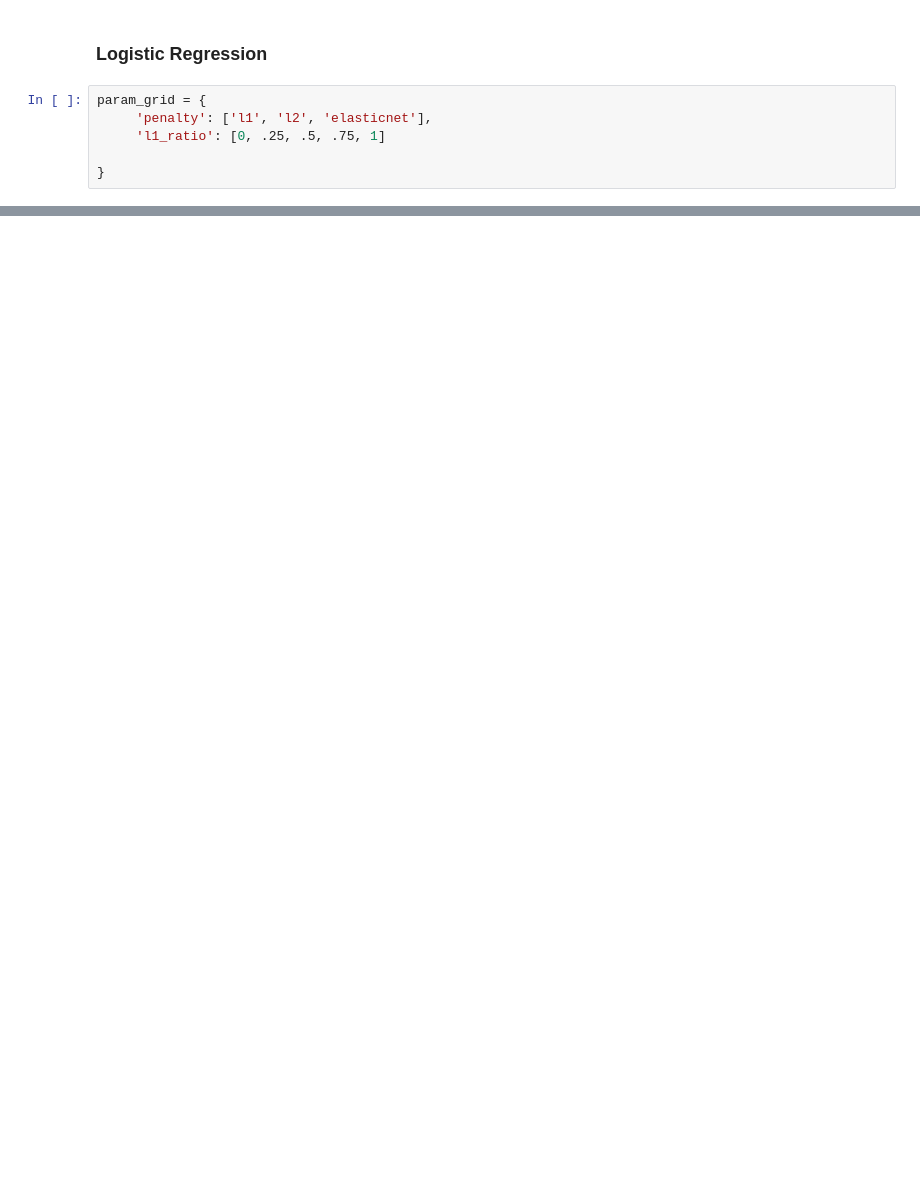
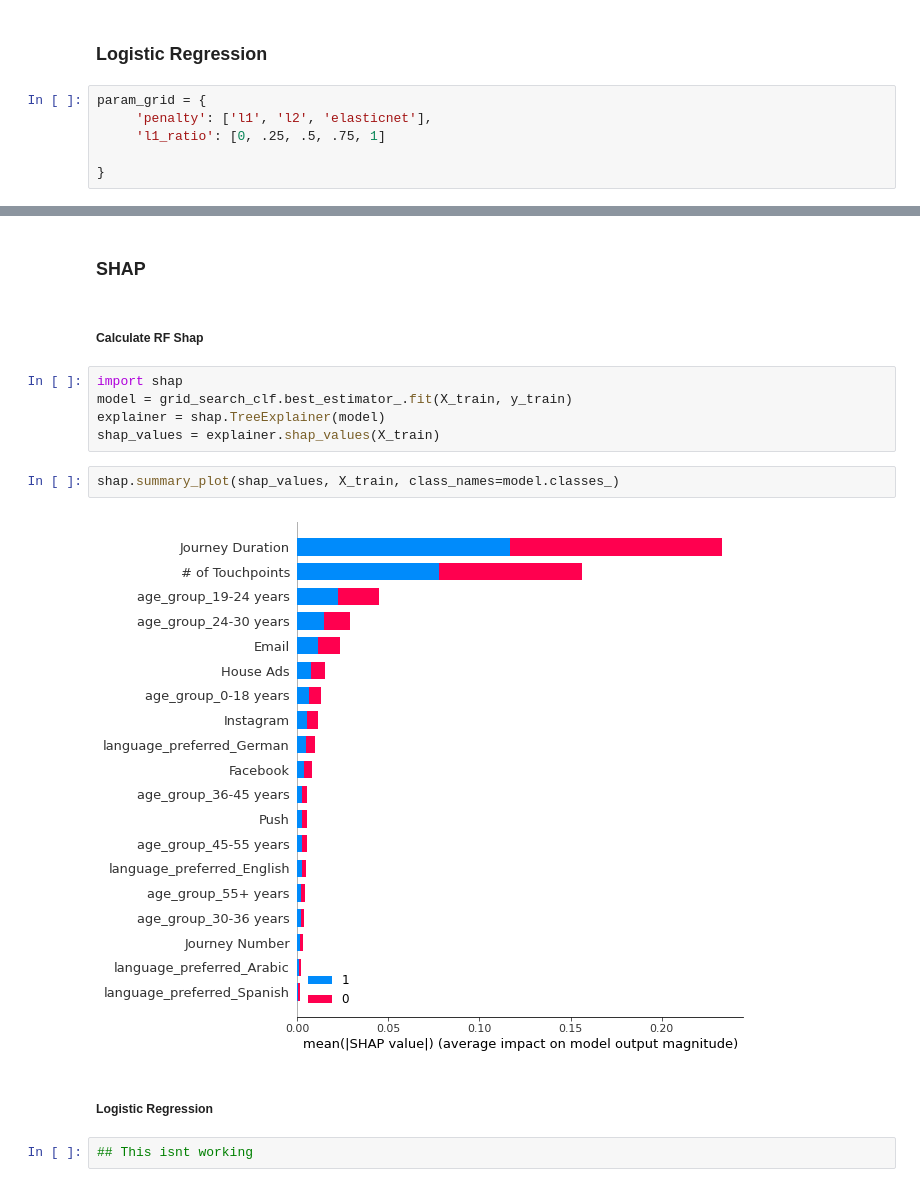
Before and after one commit to kevintunney/ISyE7406-GroupProject, a Jupyter notebook: data/notebook.ipynb, the cells around one changed output, grey strips where cells are left out. Cells and saved outputs as stored; diff of their text form; blank space fills up the shorter version.

Commit message:
Added Shap for RF .. started Logistic

```diff
--- a/data/notebook.ipynb
+++ b/data/notebook.ipynb
@@ -127,0 +177,17 @@ show_model_output(grid_search_output= grid_search_lr, num_to_show=10)
+# %% [markdown]
+### SHAP
+# %% [markdown]
+##### Calculate RF Shap
+# %%
+import shap
+model = grid_search_clf.best_estimator_.fit(X_train, y_train)
+explainer = shap.TreeExplainer(model)
+shap_values = explainer.shap_values(X_train)
+# %%
+shap.summary_plot(shap_values, X_train, class_names=model.classes_)
+# %% [output]
+[figure, added]
+# %% [markdown]
+##### Logistic Regression
+# %%
+## This isnt working
```
Also changed, not shown: parts of 11 cells of this notebook.
